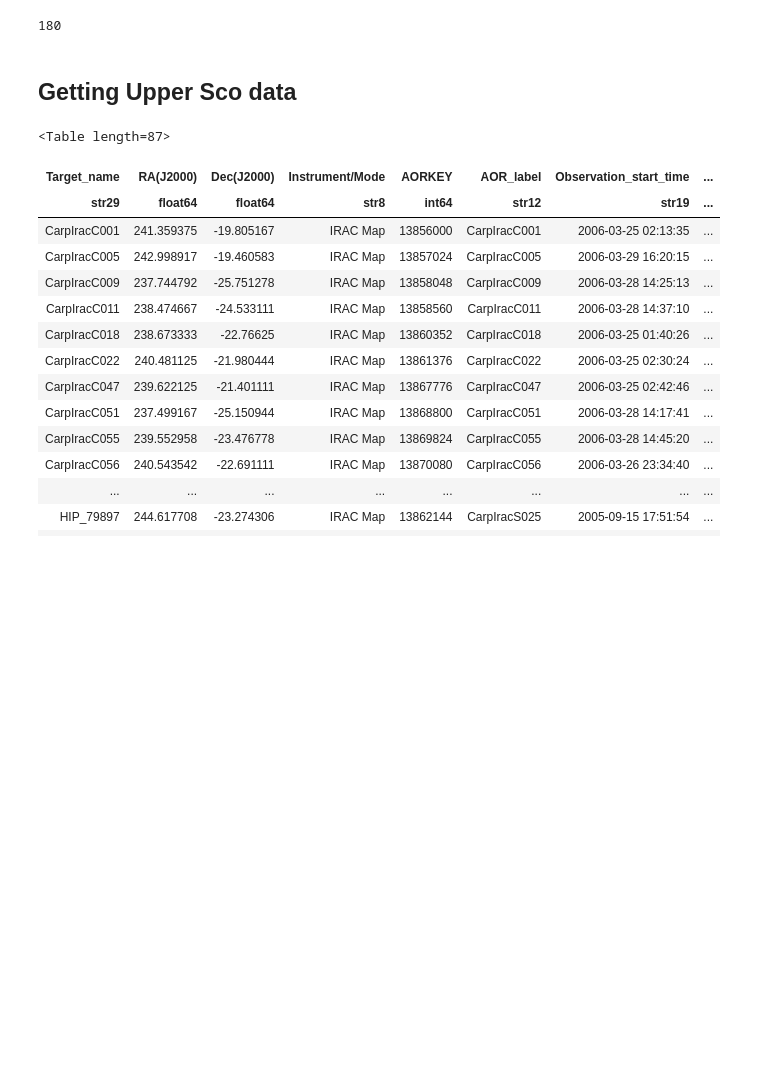
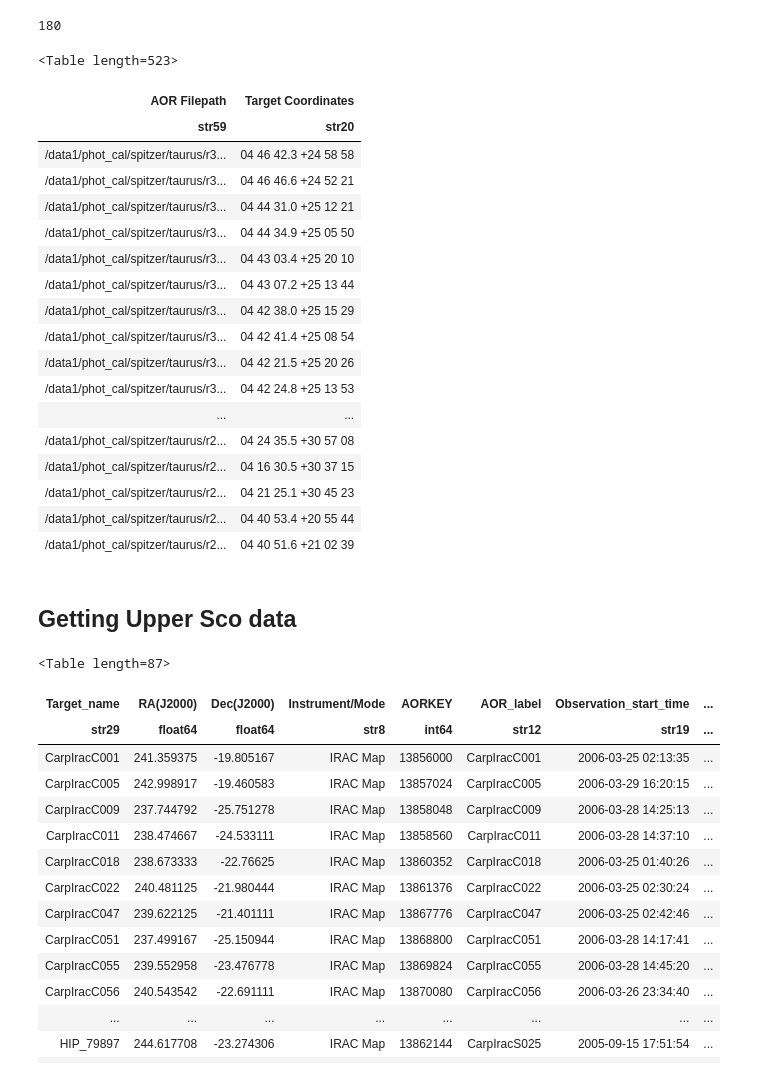
Before and after one commit to eas342/IRAC_photometry, a Jupyter notebook: Code Testing.ipynb, the cells around one changed output. Cells and saved outputs as stored; diff of their text form; code cells hidden in the pictures; blank space fills up the shorter version.

```diff
--- a/Code Testing.ipynb
+++ b/Code Testing.ipynb
@@ -116,3 +144,28 @@ a = glob.glob('/data1/phot_cal/spitzer/taurus/r*')
 len(a)
 # %% [output]
 180
+# %%
+crd_table = Table()
+crd_table['AOR Filepath'] = ['/data1/phot_cal/spitzer/taurus/r%s/ch1/bcd/*_bcd.fits' % i for i in tau_stars['AOR']]
+crd_table['Target Coordinates'] = [(ra + ' ' + dec) for (ra,dec) in zip(tau_stars['RAJ2000'], tau_stars['DEJ2000'])]
+crd_table
+# %% [output]
+<Table length=523>
+| AOR Filepath | Target Coordinates |
+| str59 | str20 |
+| /data1/phot_cal/spitzer/taurus/r3... | 04 46 42.3 +24 58 58 |
+| /data1/phot_cal/spitzer/taurus/r3... | 04 46 46.6 +24 52 21 |
+| /data1/phot_cal/spitzer/taurus/r3... | 04 44 31.0 +25 12 21 |
+| /data1/phot_cal/spitzer/taurus/r3... | 04 44 34.9 +25 05 50 |
+| /data1/phot_cal/spitzer/taurus/r3... | 04 43 03.4 +25 20 10 |
+| /data1/phot_cal/spitzer/taurus/r3... | 04 43 07.2 +25 13 44 |
+| /data1/phot_cal/spitzer/taurus/r3... | 04 42 38.0 +25 15 29 |
+| /data1/phot_cal/spitzer/taurus/r3... | 04 42 41.4 +25 08 54 |
+| /data1/phot_cal/spitzer/taurus/r3... | 04 42 21.5 +25 20 26 |
+| /data1/phot_cal/spitzer/taurus/r3... | 04 42 24.8 +25 13 53 |
+| ... | ... |
+| /data1/phot_cal/spitzer/taurus/r2... | 04 24 35.5 +30 57 08 |
+| /data1/phot_cal/spitzer/taurus/r2... | 04 16 30.5 +30 37 15 |
+| /data1/phot_cal/spitzer/taurus/r2... | 04 21 25.1 +30 45 23 |
+| /data1/phot_cal/spitzer/taurus/r2... | 04 40 53.4 +20 55 44 |
+| /data1/phot_cal/spitzer/taurus/r2... | 04 40 51.6 +21 02 39 |
```
Also changed, not shown: parts of 9 cells of this notebook, 9 other files.
